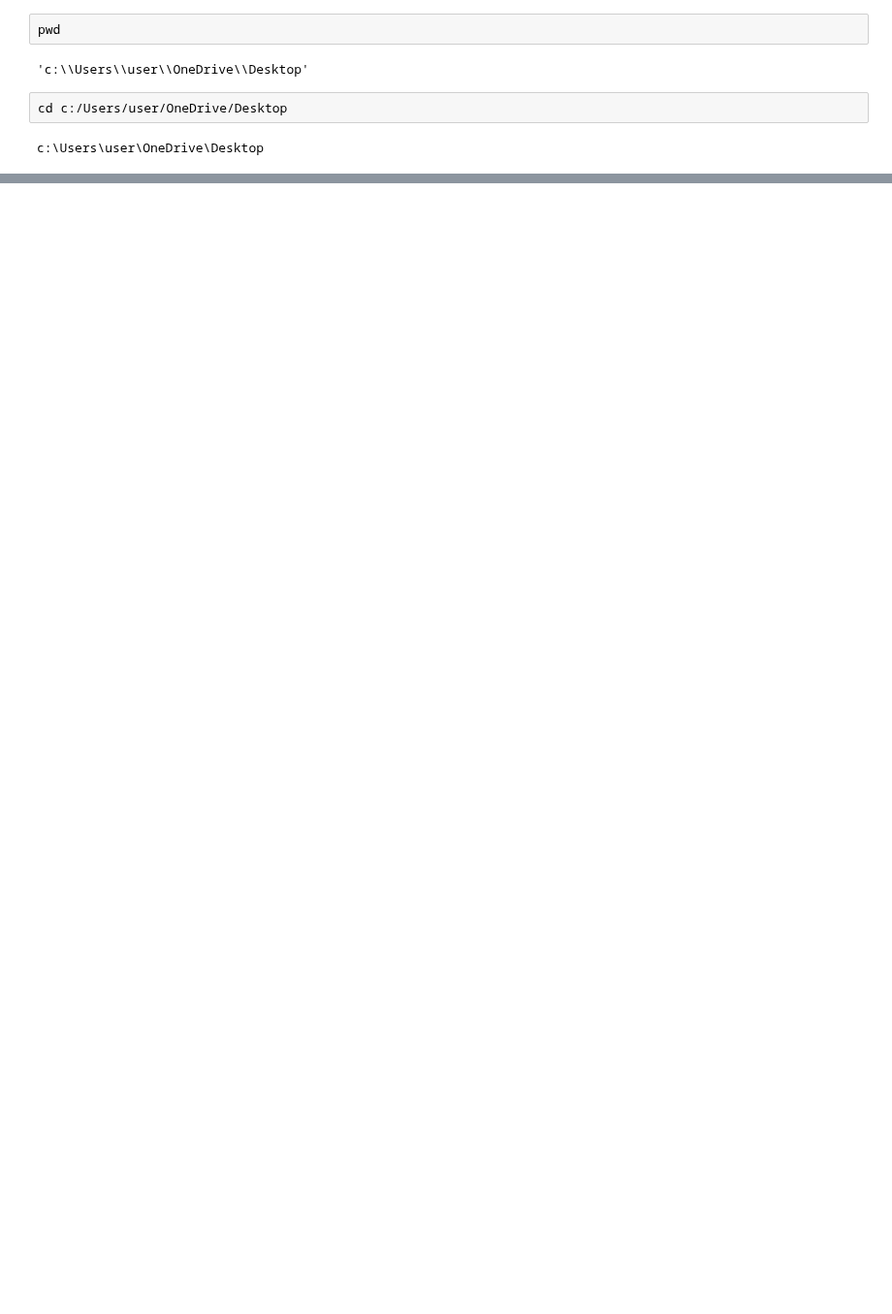
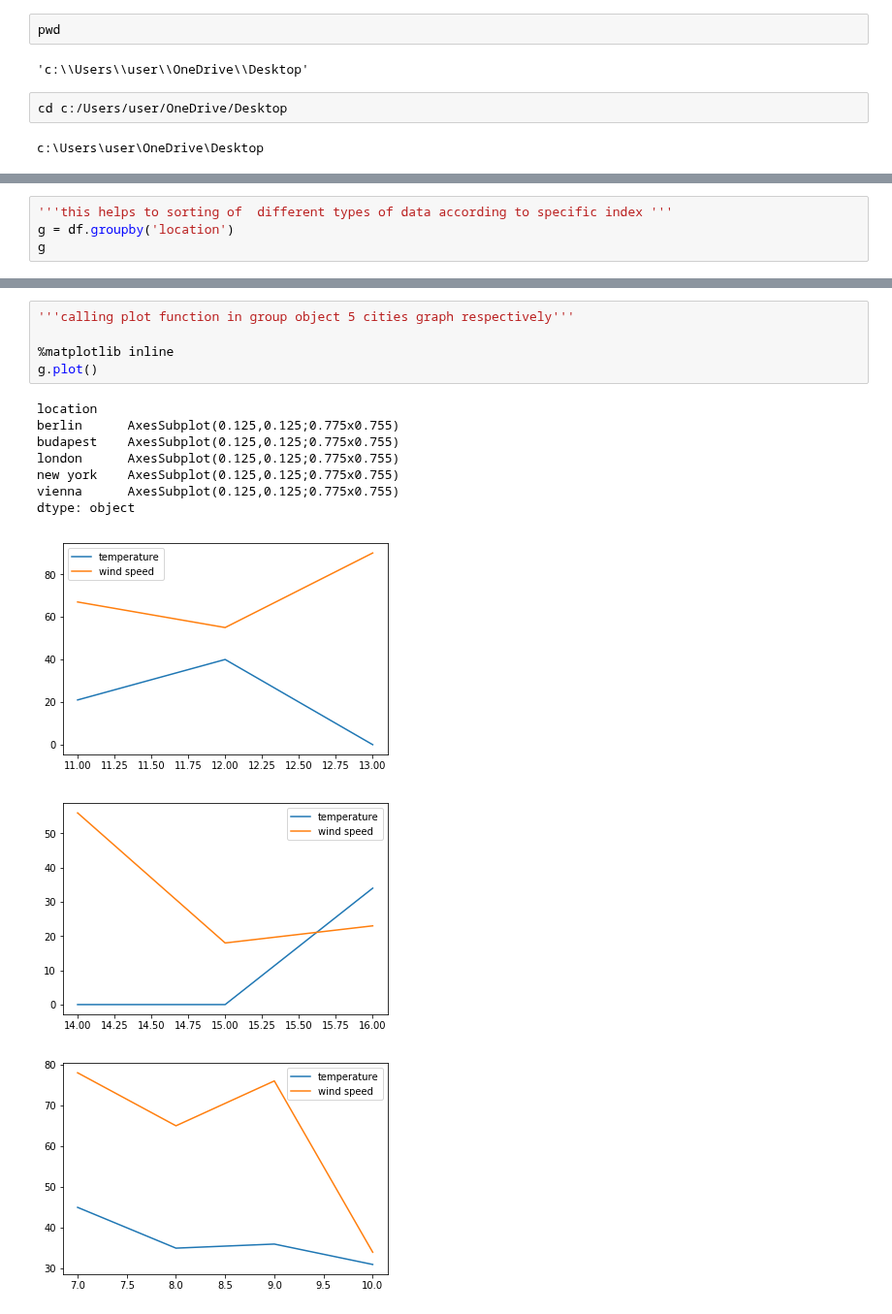
Before and after one commit to SANYAM1996/scatter-plotter, a Jupyter notebook: pd_2.ipynb, the cells around one changed output, grey strips where cells are left out. Shown at 97% size. Saved outputs shown, nothing was run; the diff lists cells and outputs as text; blank space fills up the shorter version.

Commit message:
using dataframe commands to make graph

```diff
--- a/pd_2.ipynb
+++ b/pd_2.ipynb
@@ -90,0 +60,4 @@ new_df
+# %%
+'''this helps to sorting of  different types of data according to specific index '''
+g = df.groupby('location')
+g
@@ -90,0 +164,16 @@ new_df
+# %%
+'''calling plot function in group object 5 cities graph respectively'''
+
+%matplotlib inline
+g.plot()
+# %% [output]
+location
+berlin      AxesSubplot(0.125,0.125;0.775x0.755)
+budapest    AxesSubplot(0.125,0.125;0.775x0.755)
+london      AxesSubplot(0.125,0.125;0.775x0.755)
+new york    AxesSubplot(0.125,0.125;0.775x0.755)
+vienna      AxesSubplot(0.125,0.125;0.775x0.755)
+dtype: object
+[figure, added]
+[figure, added]
+[figure, added]
```
Also changed, not shown: parts of 20 cells of this notebook, 1 other file.
